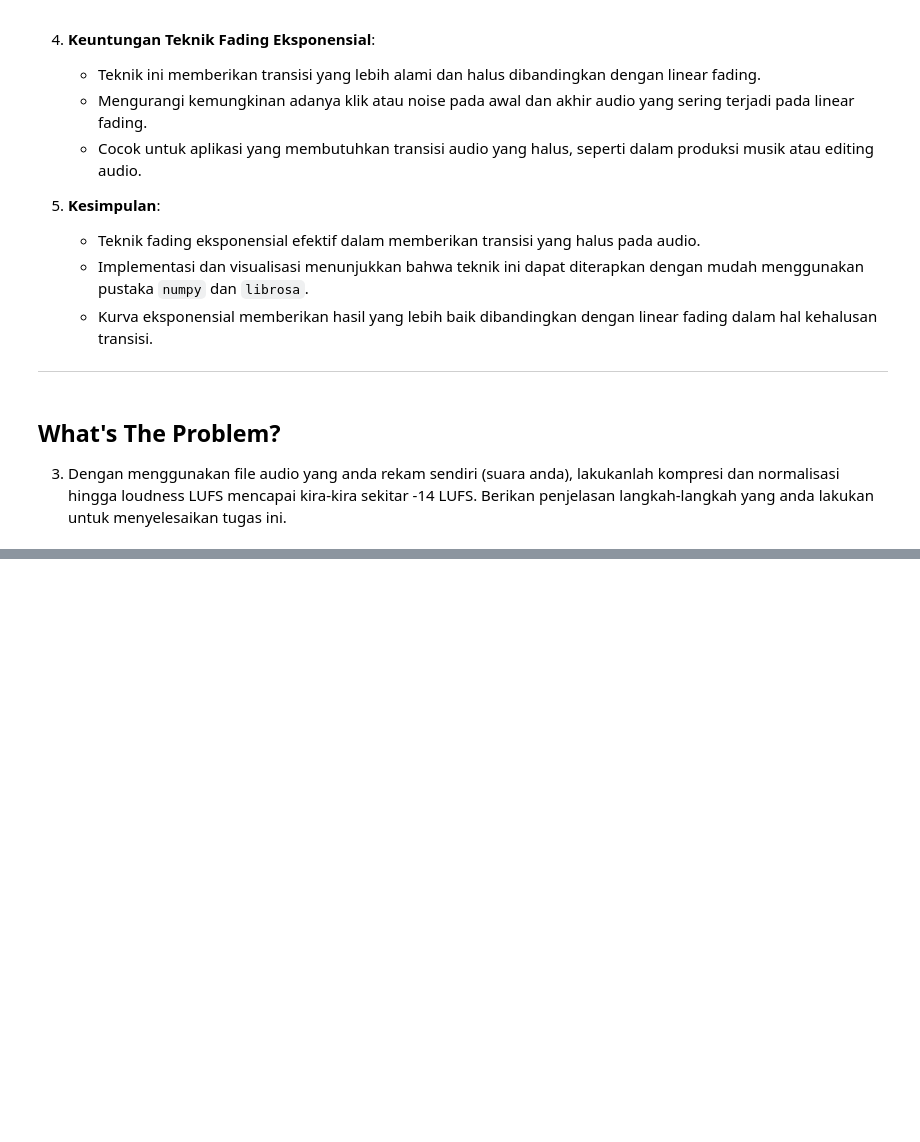
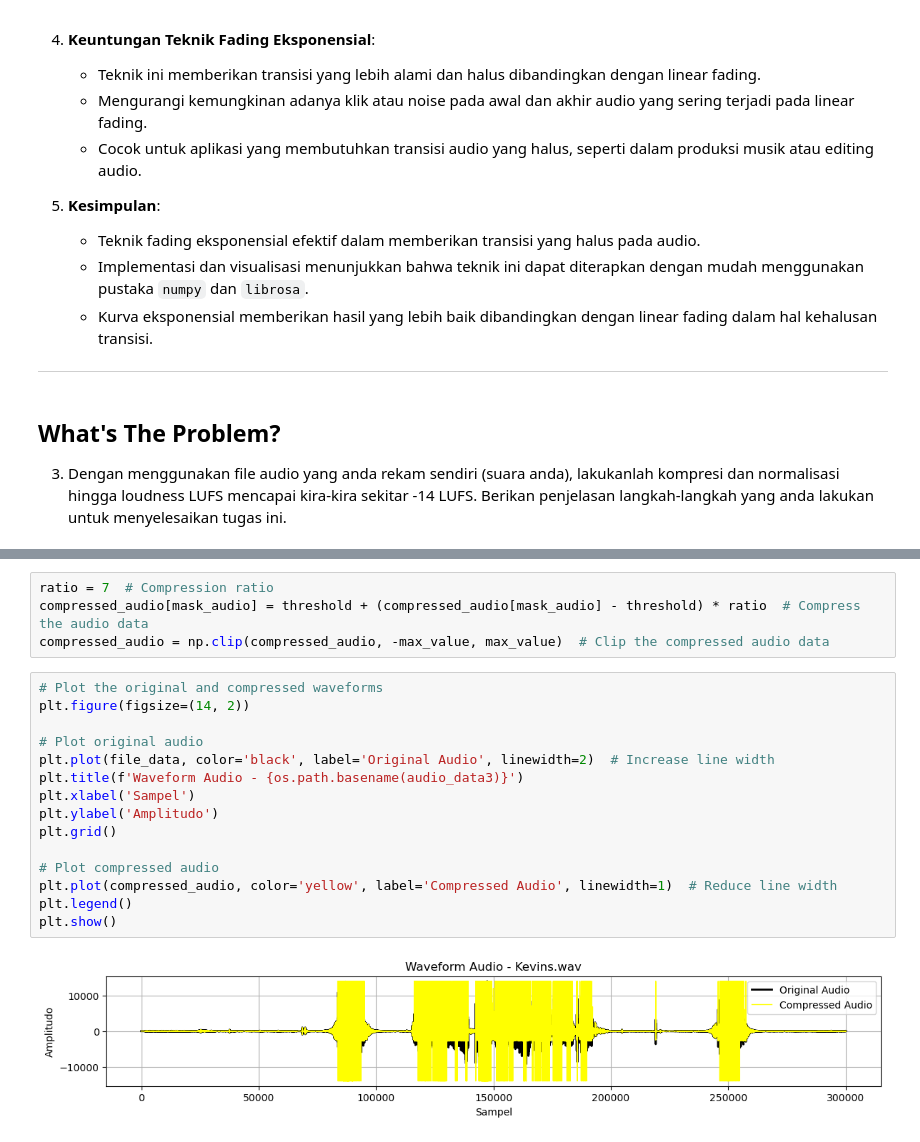
Before and after one commit to kevinsimorangkir21/Digital-Signal-Processing, a Jupyter notebook: 121140150_HO 1.ipynb, the cells around one changed output, grey strips where cells are left out. Saved outputs shown, nothing was run; the diff lists cells and outputs as text; blank space fills up the shorter version.

```diff
--- a/121140150_HO 1.ipynb
+++ b/121140150_HO 1.ipynb
@@ -750,0 +789,21 @@ with wave.open(audio_data3, "r") as audio_wave:  # Open audio file
+# %%
+ratio = 7  # Compression ratio
+compressed_audio[mask_audio] = threshold + (compressed_audio[mask_audio] - threshold) * ratio  # Compress the audio data
+compressed_audio = np.clip(compressed_audio, -max_value, max_value)  # Clip the compressed audio data
+# %%
+# Plot the original and compressed waveforms
+plt.figure(figsize=(14, 2))
+
+# Plot original audio
+plt.plot(file_data, color='black', label='Original Audio', linewidth=2)  # Increase line width
+plt.title(f'Waveform Audio - {os.path.basename(audio_data3)}')
+plt.xlabel('Sampel')
+plt.ylabel('Amplitudo')
+plt.grid()
+
+# Plot compressed audio
+plt.plot(compressed_audio, color='yellow', label='Compressed Audio', linewidth=1)  # Reduce line width
+plt.legend()
+plt.show()
+# %% [output]
+[figure, added]
```
Also changed, not shown: parts of 9 cells of this notebook, 3 other files.
